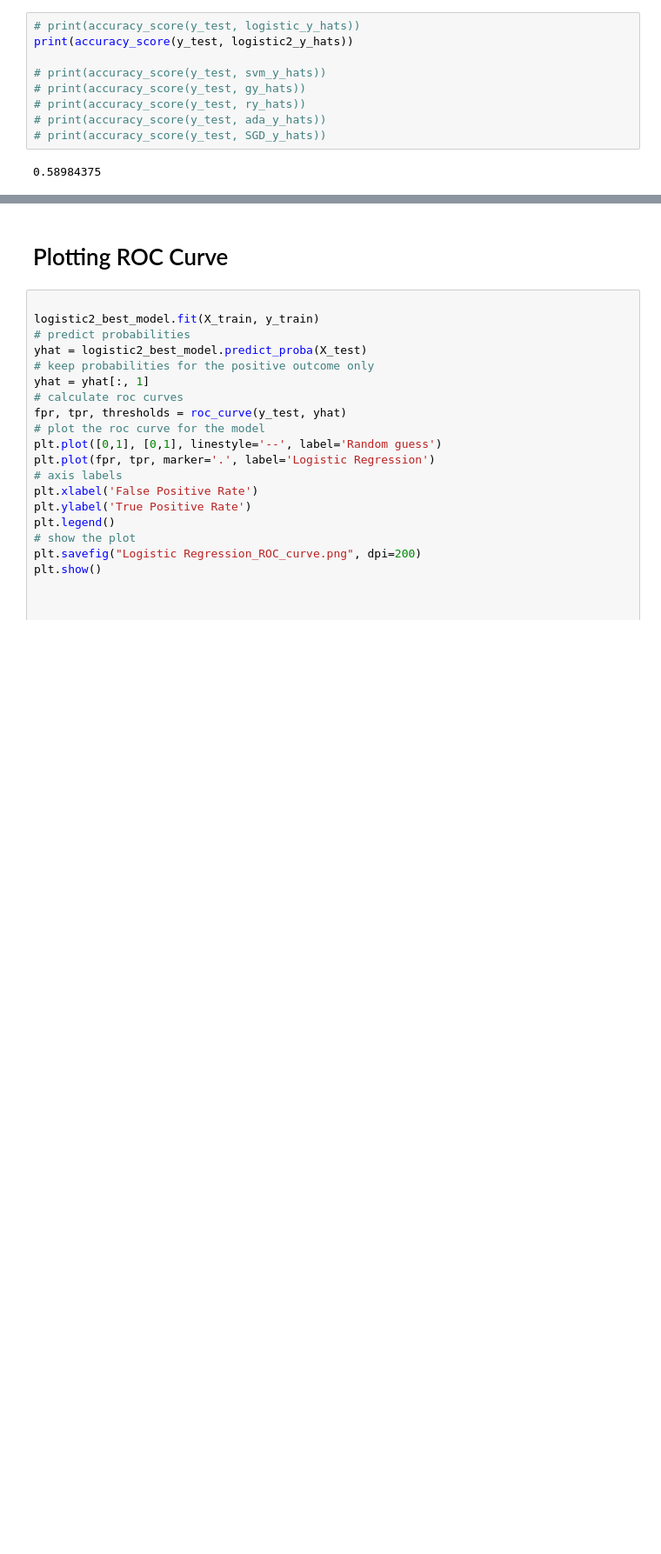
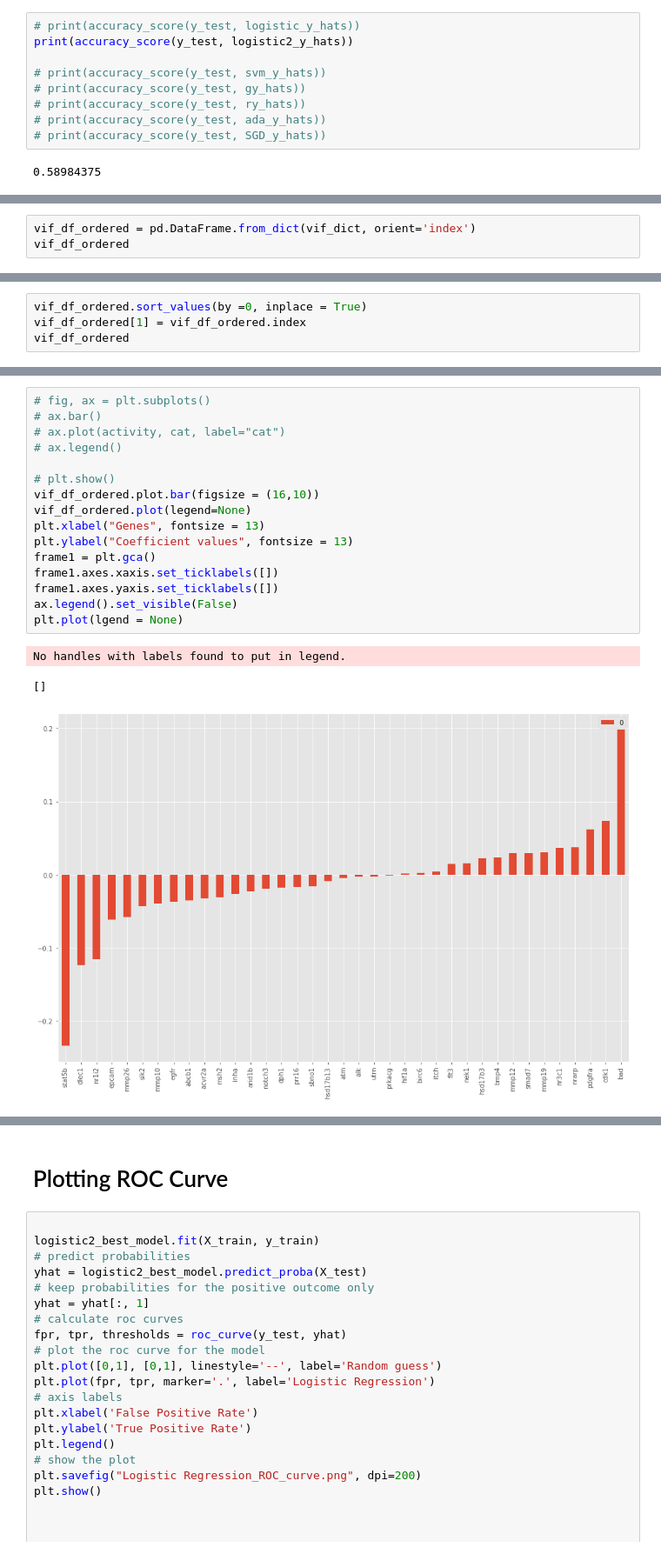
Before and after one commit to Cpizzle1/capstone2, a Jupyter notebook: notebooks/Models.ipynb, the cells around one changed output, grey strips where cells are left out. Shown: that part at 87% size. Drawn from its saved outputs; the diff is of its cells as text; blank space fills up the shorter version.

```diff
--- a/notebooks/Models.ipynb
+++ b/notebooks/Models.ipynb
@@ -318,0 +390,3 @@ print(accuracy_score(y_test, logistic2_y_hats))
+# %%
+vif_df_ordered = pd.DataFrame.from_dict(vif_dict, orient='index')
+vif_df_ordered
@@ -318,0 +411,4 @@ print(accuracy_score(y_test, logistic2_y_hats))
+# %%
+vif_df_ordered.sort_values(by =0, inplace = True)
+vif_df_ordered[1] = vif_df_ordered.index
+vif_df_ordered
@@ -318,0 +433,20 @@ print(accuracy_score(y_test, logistic2_y_hats))
+# %%
+# fig, ax = plt.subplots()
+# ax.bar()
+# ax.plot(activity, cat, label="cat")
+# ax.legend()
+
+# plt.show()
+vif_df_ordered.plot.bar(figsize = (16,10))
+vif_df_ordered.plot(legend=None)
+plt.xlabel("Genes", fontsize = 13)
+plt.ylabel("Coefficient values", fontsize = 13)
+frame1 = plt.gca()
+frame1.axes.xaxis.set_ticklabels([])
+frame1.axes.yaxis.set_ticklabels([])
+ax.legend().set_visible(False)
+plt.plot(lgend = None)
+# %% [output]
+No handles with labels found to put in legend.
+[]
+[figure, added]
```
Also changed, not shown: parts of 13 cells of this notebook, 3 other files.
